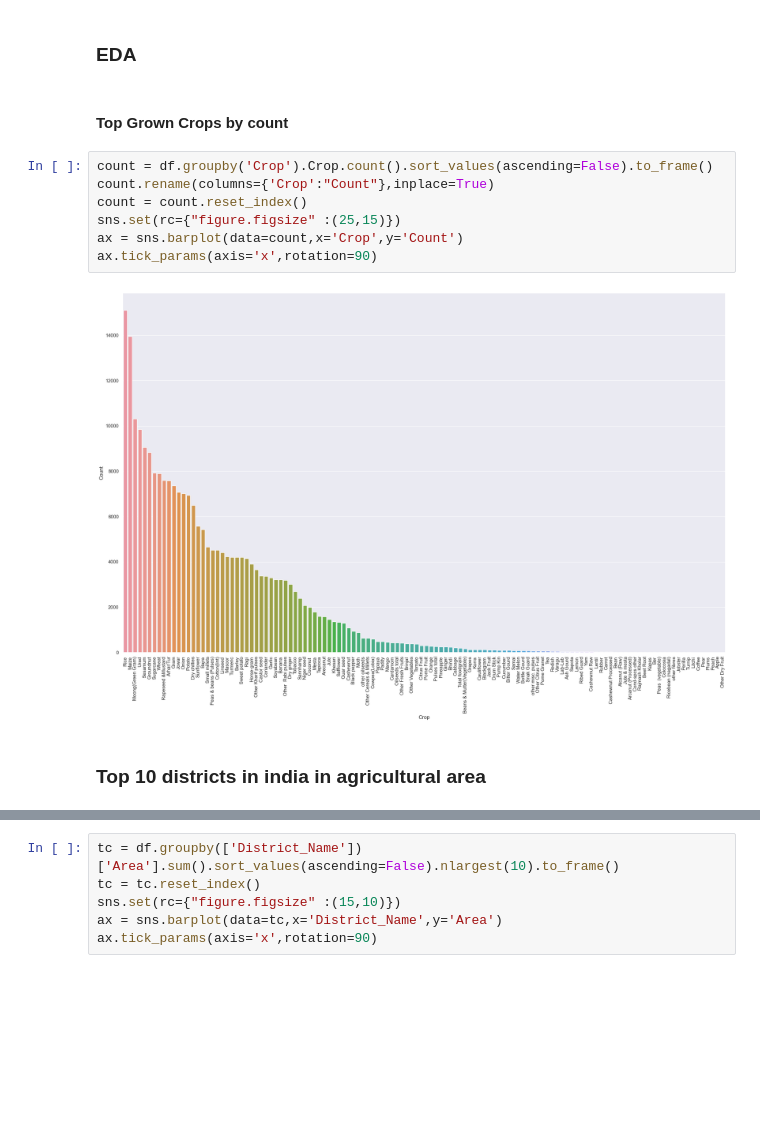
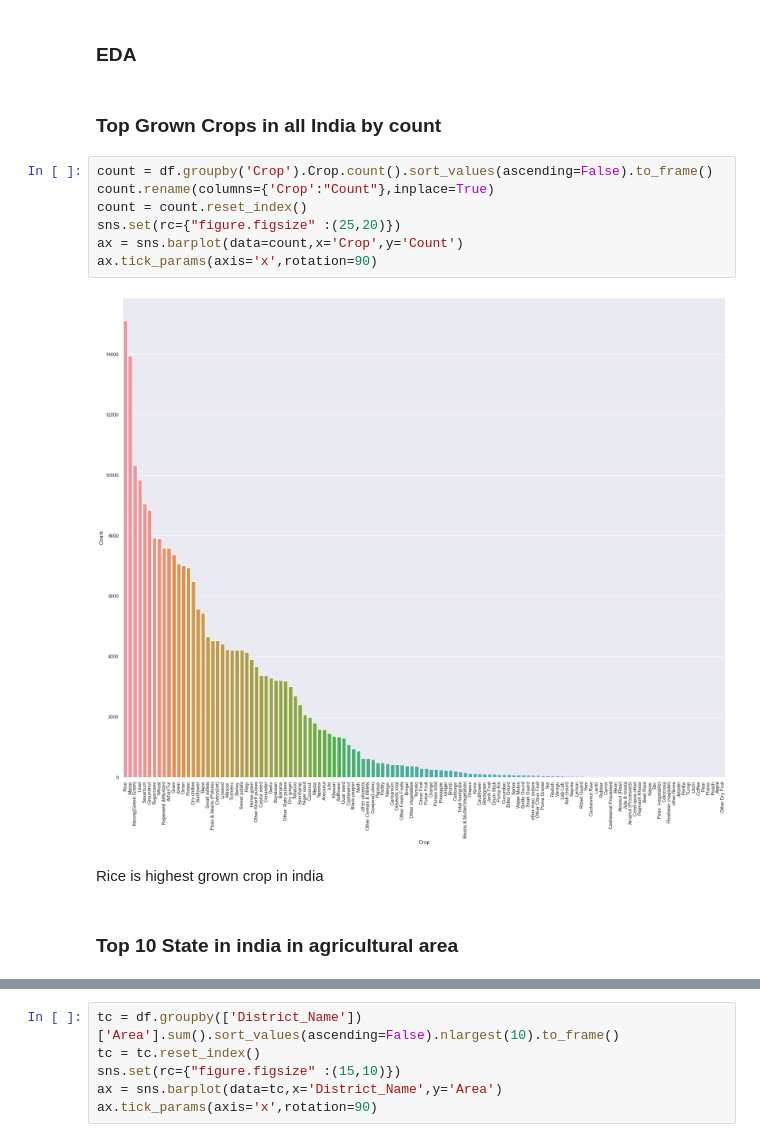
Before and after one commit to sachincmanjrekar/CM, a Jupyter notebook: Indian_Crops.ipynb, the cells around one changed output, grey strips where cells are left out. Cells and saved outputs as stored; diff of their text form; blank space fills up the shorter version.

```diff
--- a/Indian_Crops.ipynb
+++ b/Indian_Crops.ipynb
@@ -134,15 +136,17 @@ Name: Crop, Length: 124, dtype: int64
 # %% [markdown]
 ### EDA
 # %% [markdown]
-#### Top Grown Crops by count
+### Top Grown Crops in all India by count
 # %%
 count = df.groupby('Crop').Crop.count().sort_values(ascending=False).to_frame()
 count.rename(columns={'Crop':"Count"},inplace=True)
 count = count.reset_index()
-sns.set(rc={"figure.figsize" :(25,15)})
+sns.set(rc={"figure.figsize" :(25,20)})
 ax = sns.barplot(data=count,x='Crop',y='Count')
 ax.tick_params(axis='x',rotation=90)
 # %% [output]
-[figure, old version]
+[figure, new version]
+# %% [markdown]
+Rice is highest grown crop in india
 # %% [markdown]
-### Top 10 districts in india in agricultural area
+### Top 10 State in india in agricultural area
```
Also changed, not shown: parts of 22 cells of this notebook.
